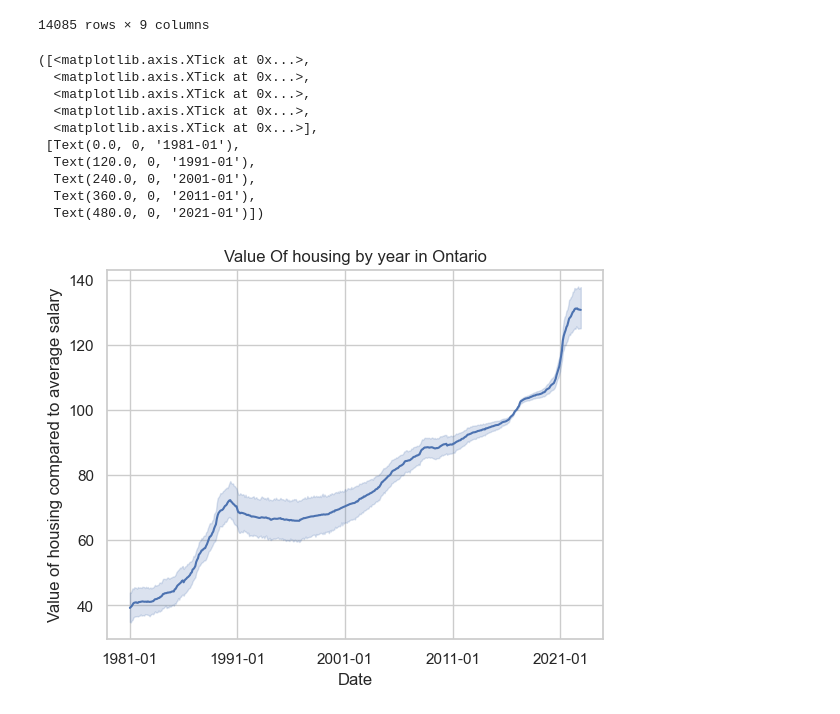
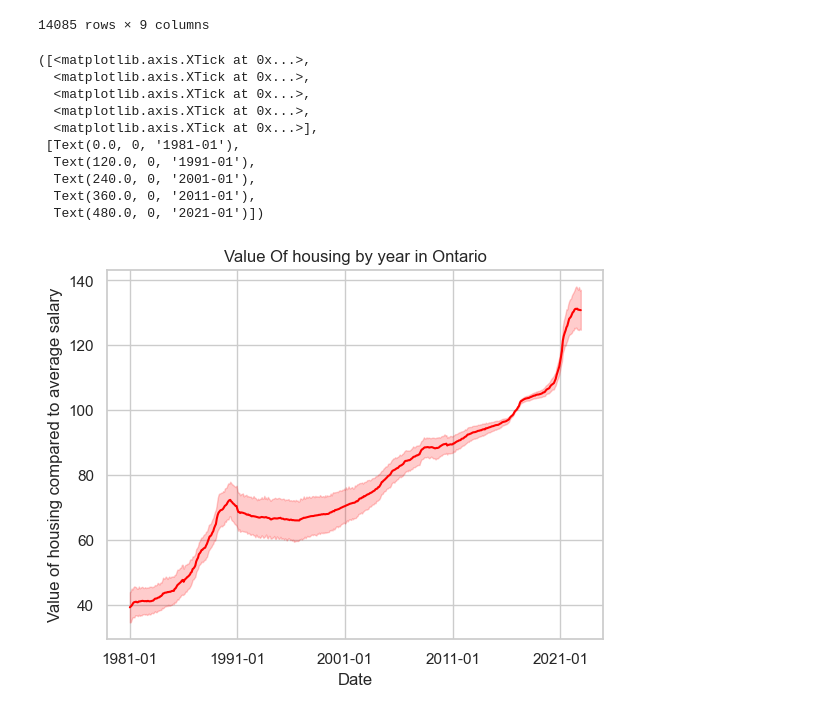
Before and after one commit to ubco-W2022T2-data301/project-group-group-2, a Jupyter notebook: analysis/analysis1.ipynb, the cells around one changed output. Cells and saved outputs as stored; diff of their text form; code cells hidden in the pictures.

```diff
--- a/analysis/analysis1.ipynb
+++ b/analysis/analysis1.ipynb
@@ -304,21 +316,21 @@ df_index_Area_ONT
 14085 rows × 9 columns
 # %%
 df_index_Area_ONT_Graph = sns.lineplot(data=df_index_Area_ONT, x= df_index_Area_ONT["REF_DATE"],
-                                           y= df_index_Area_ONT["VALUE"])
+                                           y= df_index_Area_ONT["VALUE"],color="Red")
 df_index_Area_ONT_Graph.set(xlabel="Date", ylabel= "Value of housing compared to average salary", title= "Value Of housing by year in Ontario")
 plt.xticks(["1981-01","1991-01","2001-01","2011-01","2021-01"])
 # %% [output]
 ([<matplotlib.axis.XTick at 0x...>,
   <matplotlib.axis.XTick at 0x...>,
   <matplotlib.axis.XTick at 0x...>,
   <matplotlib.axis.XTick at 0x...>,
   <matplotlib.axis.XTick at 0x...>],
  [Text(0.0, 0, '1981-01'),
   Text(120.0, 0, '1991-01'),
   Text(240.0, 0, '2001-01'),
   Text(360.0, 0, '2011-01'),
   Text(480.0, 0, '2021-01')])
-[figure, old version]
+[figure, new version]
 # %%
 df_index_Area_QB = df_index2[df_index2['GEO'].str.contains("Quebec")]
 df_index_Area_QB = df_index_Area_QB[df_index_Area_QB['VALUE'].notna()]
```
Also changed, not shown: parts of 9 cells of this notebook, 1 other file.
